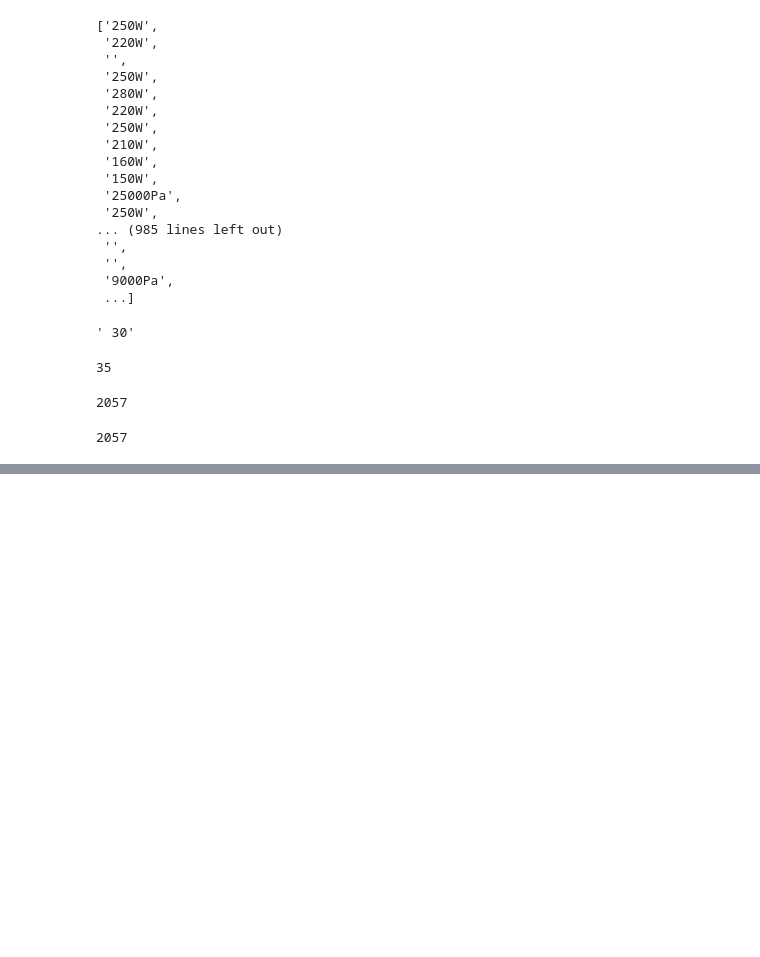
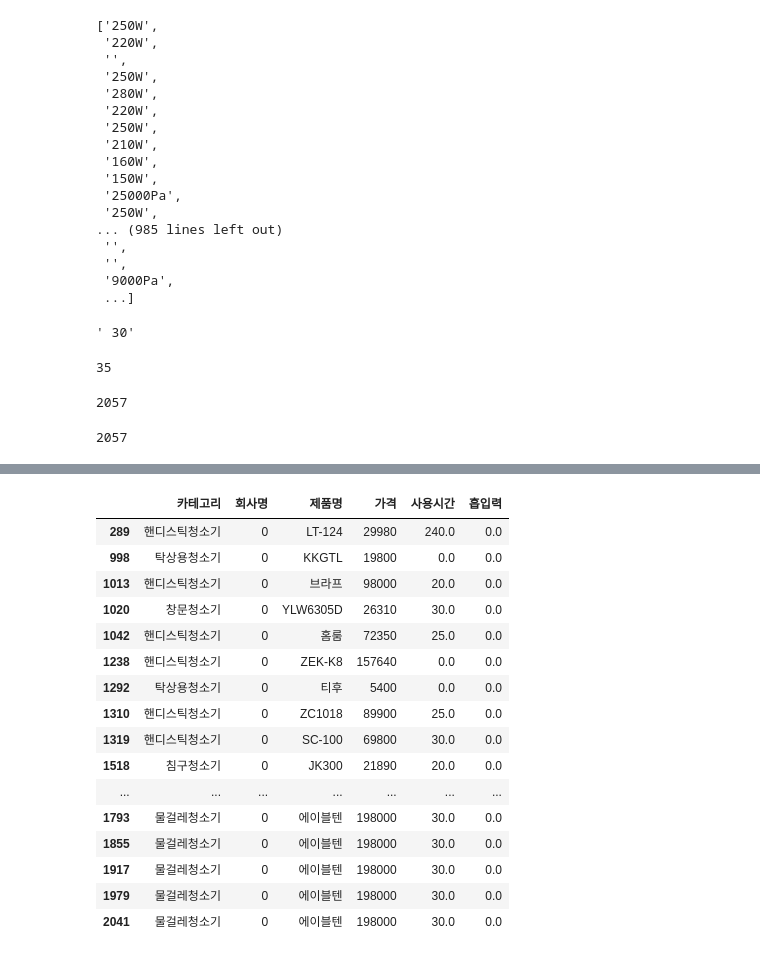
Before and after one commit to vinca0224/bigdata-analysis-2024, a Jupyter notebook: day08/da18_무선청소기_인기상품_분석.ipynb, the cells around one changed output, grey strips where cells are left out. Saved outputs shown, nothing was run; the diff lists cells and outputs as text; code cells hidden in the pictures; blank space fills up the shorter version.

```diff
--- a/day08/da18_무선청소기_인기상품_분석.ipynb
+++ b/day08/da18_무선청소기_인기상품_분석.ipynb
@@ -473,0 +476,2 @@ dfLast.to_excel('./data/다나와_무선청소기_전처리결과.xlsx', index=F
+# %%
+dfCleaner = pd.read_excel('./data/다나와_무선청소기_전처리결과.xlsx')
@@ -473,0 +494,24 @@ dfLast.to_excel('./data/다나와_무선청소기_전처리결과.xlsx', index=F
+# %%
+# 회사명 빠진 조건
+condition = dfCleaner['회사명'].isnull() == True
+# %%
+## 회사명 빠진 것 직접 수동으로 채워넣음
+dfCleaner[condition]
+# %% [output]
+|  | 카테고리 | 회사명 | 제품명 | 가격 | 사용시간 | 흡입력 |
+| 289 | 핸디스틱청소기 | 0 | LT-124 | 29980 | 240.0 | 0.0 |
+| 998 | 탁상용청소기 | 0 | KKGTL | 19800 | 0.0 | 0.0 |
+| 1013 | 핸디스틱청소기 | 0 | 브라프 | 98000 | 20.0 | 0.0 |
+| 1020 | 창문청소기 | 0 | YLW6305D | 26310 | 30.0 | 0.0 |
+| 1042 | 핸디스틱청소기 | 0 | 홈룸 | 72350 | 25.0 | 0.0 |
+| 1238 | 핸디스틱청소기 | 0 | ZEK-K8 | 157640 | 0.0 | 0.0 |
+| 1292 | 탁상용청소기 | 0 | 티후 | 5400 | 0.0 | 0.0 |
+| 1310 | 핸디스틱청소기 | 0 | ZC1018 | 89900 | 25.0 | 0.0 |
+| 1319 | 핸디스틱청소기 | 0 | SC-100 | 69800 | 30.0 | 0.0 |
+| 1518 | 침구청소기 | 0 | JK300 | 21890 | 20.0 | 0.0 |
+| ... | ... | ... | ... | ... | ... | ... |
+| 1793 | 물걸레청소기 | 0 | 에이블텐 | 198000 | 30.0 | 0.0 |
+| 1855 | 물걸레청소기 | 0 | 에이블텐 | 198000 | 30.0 | 0.0 |
+| 1917 | 물걸레청소기 | 0 | 에이블텐 | 198000 | 30.0 | 0.0 |
+| 1979 | 물걸레청소기 | 0 | 에이블텐 | 198000 | 30.0 | 0.0 |
+| 2041 | 물걸레청소기 | 0 | 에이블텐 | 198000 | 30.0 | 0.0 |
```
Also changed, not shown: parts of 27 cells of this notebook, 7 other files.
